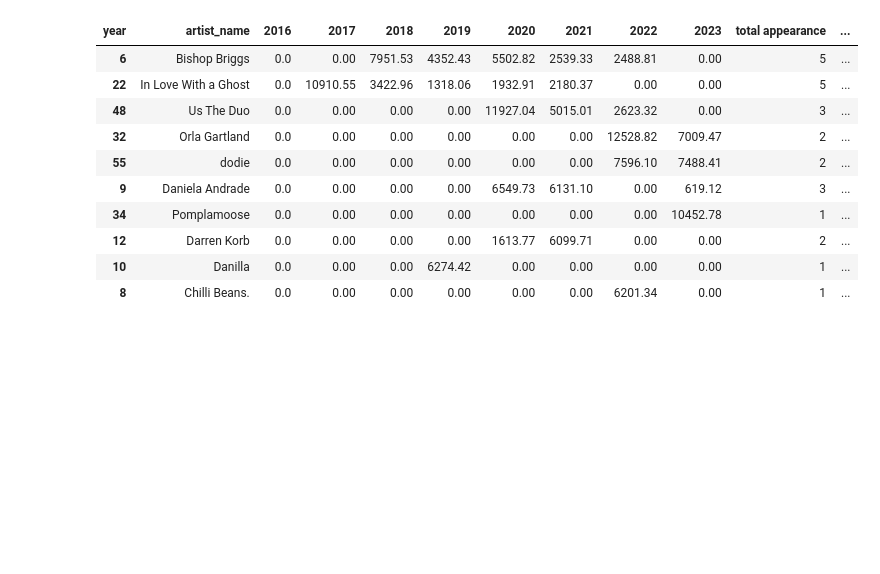
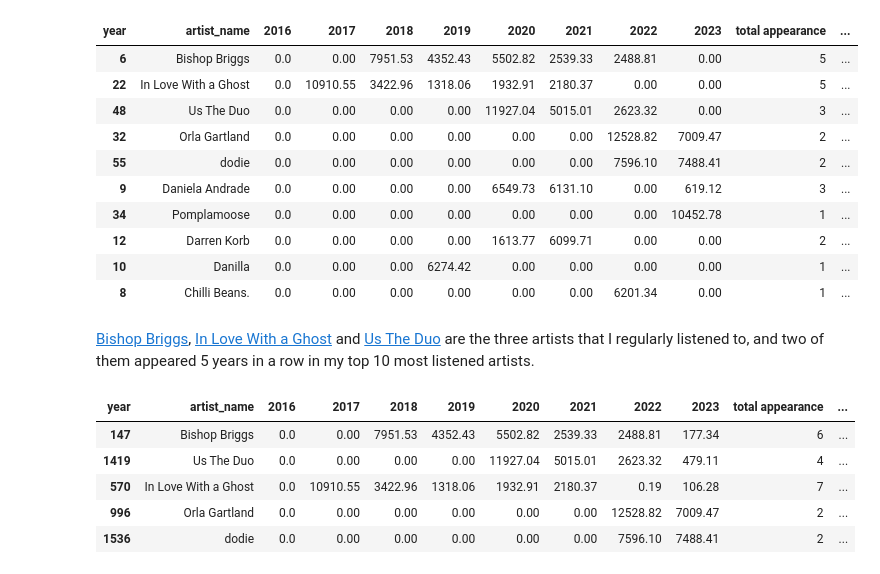
Before and after one commit to nazhifkojaz/Spotify-Analysis-Data-Collection-, a Jupyter notebook: spanalysis_dataanalysis.ipynb, the cells around one changed output. Saved outputs shown, nothing was run; the diff lists cells and outputs as text; code cells hidden in the pictures; blank space fills up the shorter version.

```diff
--- a/spanalysis_dataanalysis.ipynb
+++ b/spanalysis_dataanalysis.ipynb
@@ -193,3 +193,5 @@ top10_artists_pivot.sort_values('total minutes', ascending=False).head(10)
 | 12 | Darren Korb | 0.0 | 0.00 | 0.00 | 0.00 | 1613.77 | 6099.71 | 0.00 | 0.00 | 2 | ... |
 | 10 | Danilla | 0.0 | 0.00 | 0.00 | 6274.42 | 0.00 | 0.00 | 0.00 | 0.00 | 1 | ... |
 | 8 | Chilli Beans. | 0.0 | 0.00 | 0.00 | 0.00 | 0.00 | 0.00 | 6201.34 | 0.00 | 1 | ... |
+# %% [markdown]
+[Bishop Briggs](https://open.spotify.com/artist/0yb46jwm7gqbZXVXZQ8Z1e?si=EYY1B2NiSlGLXjou-ivirQ), [In Love With a Ghost](https://open.spotify.com/artist/21tDFddcOFDYmiobTcls2O?si=vd-9NN3MRXqC8n0WF0aGgQ) and [Us The Duo](https://open.spotify.com/artist/3QGKsAfhZdldQCLuLjk6zl?si=HogjwZsUSxWqIOKcdVQ_-Q) are the three artists that I regularly listened to, and two of them appeared 5 years in a row in my top 10 most listened artists.
@@ -195,0 +208,9 @@ top10_artists_pivot.sort_values('total minutes', ascending=False).head(10)
+# %%
+all_artists_pivot.sort_values(by=['total minutes', 'total appearance'], ascending=[False, False]).head(5)
+# %% [output]
+| year | artist_name | 2016 | 2017 | 2018 | 2019 | 2020 | 2021 | 2022 | 2023 | total appearance | ... |
+| 147 | Bishop Briggs | 0.0 | 0.00 | 7951.53 | 4352.43 | 5502.82 | 2539.33 | 2488.81 | 177.34 | 6 | ... |
+| 1419 | Us The Duo | 0.0 | 0.00 | 0.00 | 0.00 | 11927.04 | 5015.01 | 2623.32 | 479.11 | 4 | ... |
+| 570 | In Love With a Ghost | 0.0 | 10910.55 | 3422.96 | 1318.06 | 1932.91 | 2180.37 | 0.19 | 106.28 | 7 | ... |
+| 996 | Orla Gartland | 0.0 | 0.00 | 0.00 | 0.00 | 0.00 | 0.00 | 12528.82 | 7009.47 | 2 | ... |
+| 1536 | dodie | 0.0 | 0.00 | 0.00 | 0.00 | 0.00 | 0.00 | 7596.10 | 7488.41 | 2 | ... |
```
Also changed, not shown: parts of 9 cells of this notebook, 1 other file.
